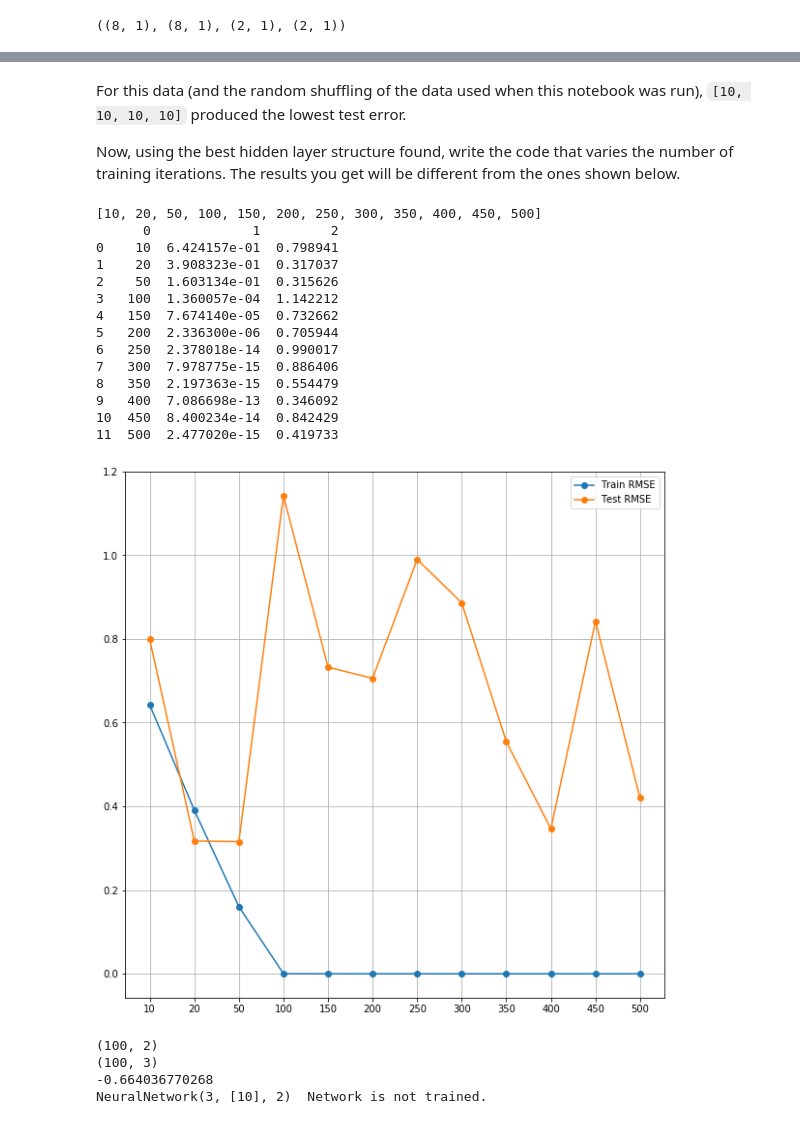
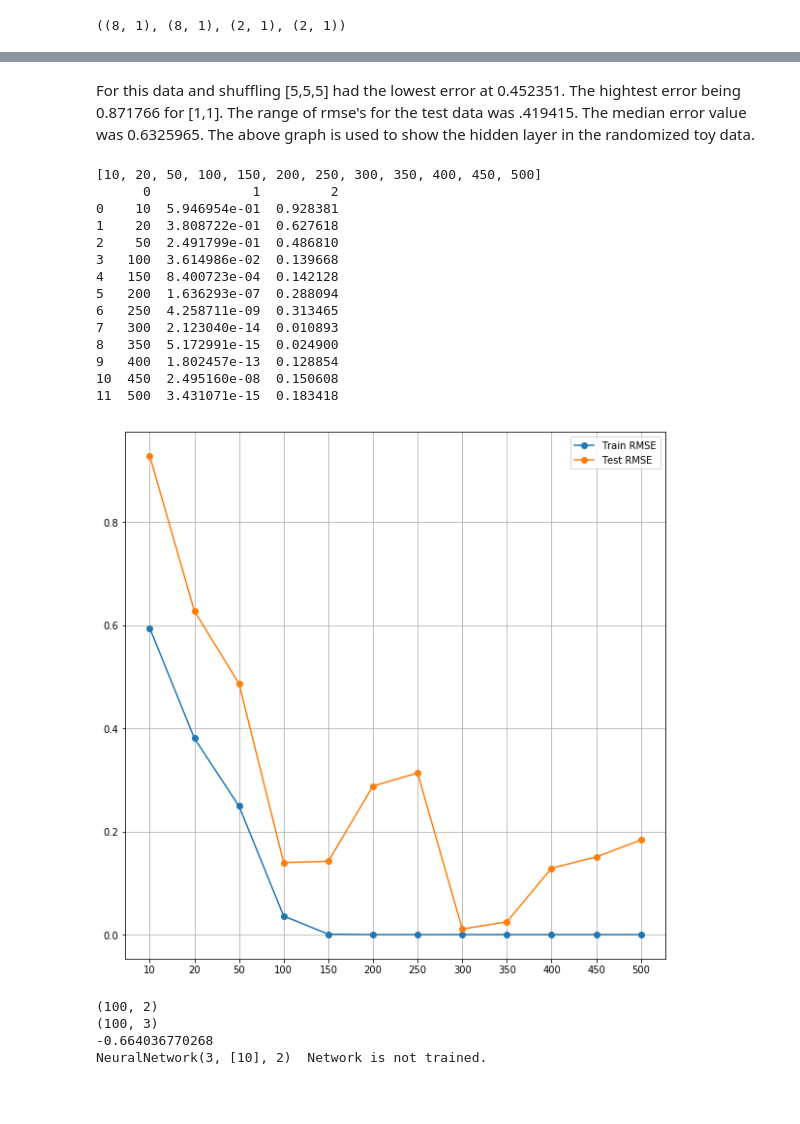
Before and after one commit to silkylaroux/cs445, a Jupyter notebook: A2/Armijo-A2.ipynb, the cells around one changed output, grey strips where cells are left out. Drawn from its saved outputs; the diff is of its cells as text; code cells hidden in the pictures; blank space fills up the shorter version.

Commit message:
getting closer
todo:
more graphs and writing
need to check if outuput on graphs is acceptable
check errors

```diff
--- a/A2/Armijo-A2.ipynb
+++ b/A2/Armijo-A2.ipynb
@@ -193,50 +166,46 @@ hiddens = [0, [1], [1, 1], [1, 1, 1], [1, 1, 1, 1], [1, 1, 1, 1, 1], [5], [5, 5]
-# %% [markdown]
-For this data (and the random shuffling of the data used when this notebook was run), `[10, 10, 10, 10]` produced the lowest test error.
-
-Now, using the best hidden layer structure found, write the code that varies the number of training iterations. The results you get will be different from the ones shown below.
+# %% [markdown]
+For this data and shuffling [5,5,5] had the lowest error at 0.452351.
+The hightest error being 0.871766 for [1,1].
+The range of rmse's for the test data was .419415.
+The median error value was 0.6325965. The above graph is used to show the hidden layer in the randomized toy data.
 # %%
 import pandas as pd
 errors = []
 nIterationsList = [10, 20, 50, 100, 150, 200, 250, 300, 350, 400, 450, 500]
-hiddens = [10,10,10,10] #[0] + [nu * nl for nu in nIterationsList for nl in [1]]
-#print('hiddens =', hiddens)
-#for iternum in nIterationsList:
-    #print(iternum)
-#for n in range(len(nIterationsList)):
+hiddens = [20,20,20,20] #[0] + [nu * nl for nu in nIterationsList for nl in [1]]
+
 for hids in nIterationsList:
-    #print('hids', hids)
-    nnet = nn2.NeuralNetwork(Xtrain.shape[1], [10,10,10,10], Ttrain.shape[1])
+    nnet = nn2.NeuralNetwork(Xtrain.shape[1], hiddens, Ttrain.shape[1])
     nnet.train(Xtrain, Ttrain, hids)
-    #nIterationsList.append([nnet.use(Xtrain),nnet.use(Xtest)])
     errors.append([hids, rmse(Ttrain, nnet.use(Xtrain)), rmse(Ttest, nnet.use(Xtest))])
 
 errors = pd.DataFrame(errors)
 
-#  ...  insert code here using the code in the previous code block as a guide ...
+
 
 print(nIterationsList)
 print(errors)
 plt.figure(figsize=(10, 10))
 plt.plot(errors.values[:, 1:], 'o-')
 plt.legend(('Train RMSE', 'Test RMSE'))
 plt.xticks(range(errors.shape[0]), nIterationsList) #, rotation=30, horizontalalignment='right')
 plt.grid(True)
 # %% [output]
 [10, 20, 50, 100, 150, 200, 250, 300, 350, 400, 450, 500]
       0             1         2
-0    10  6.424157e-01  0.798941
-1    20  3.908323e-01  0.317037
-2    50  1.603134e-01  0.315626
-3   100  1.360057e-04  1.142212
-4   150  7.674140e-05  0.732662
-5   200  2.336300e-06  0.705944
-6   250  2.378018e-14  0.990017
-7   300  7.978775e-15  0.886406
-8   350  2.197363e-15  0.554479
-9   400  7.086698e-13  0.346092
-10  450  8.400234e-14  0.842429
-11  500  2.477020e-15  0.419733
+0    10  5.946954e-01  0.928381
+1    20  3.808722e-01  0.627618
+2    50  2.491799e-01  0.486810
+3   100  3.614986e-02  0.139668
+4   150  8.400723e-04  0.142128
+5   200  1.636293e-07  0.288094
+6   250  4.258711e-09  0.313465
+7   300  2.123040e-14  0.010893
+8   350  5.172991e-15  0.024900
+9   400  1.802457e-13  0.128854
+10  450  2.495160e-08  0.150608
+11  500  3.431071e-15  0.183418
-[figure, old version]
+[figure, new version]
 # %%
 X = np.arange(300).reshape((-1, 3))
 T = X[:,0:2] + 0.1 * X[:,1:2] * X[:,2:3]
```
Also changed, not shown: parts of 14 cells of this notebook, 3 other files.
